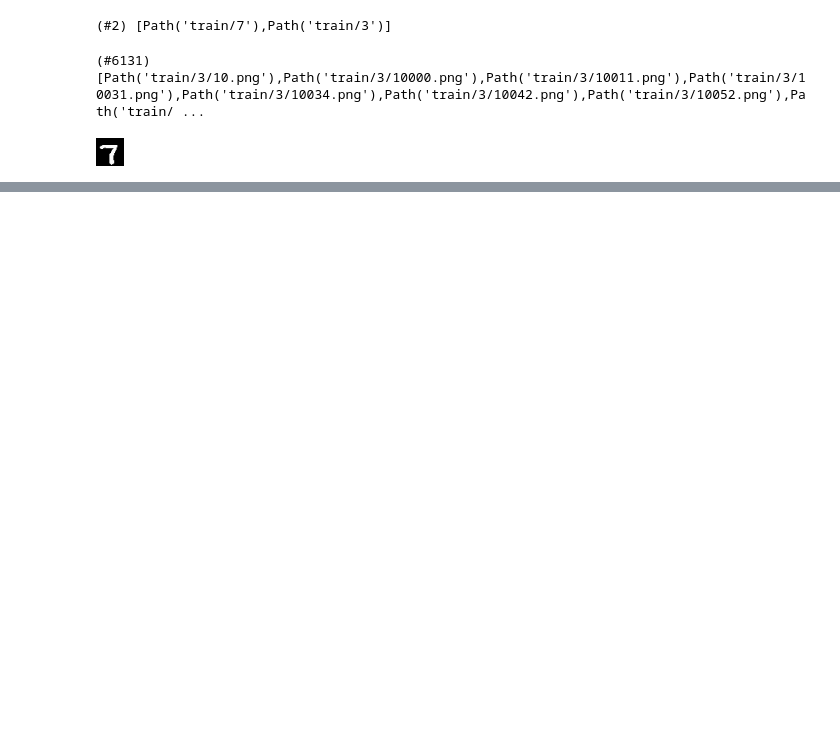
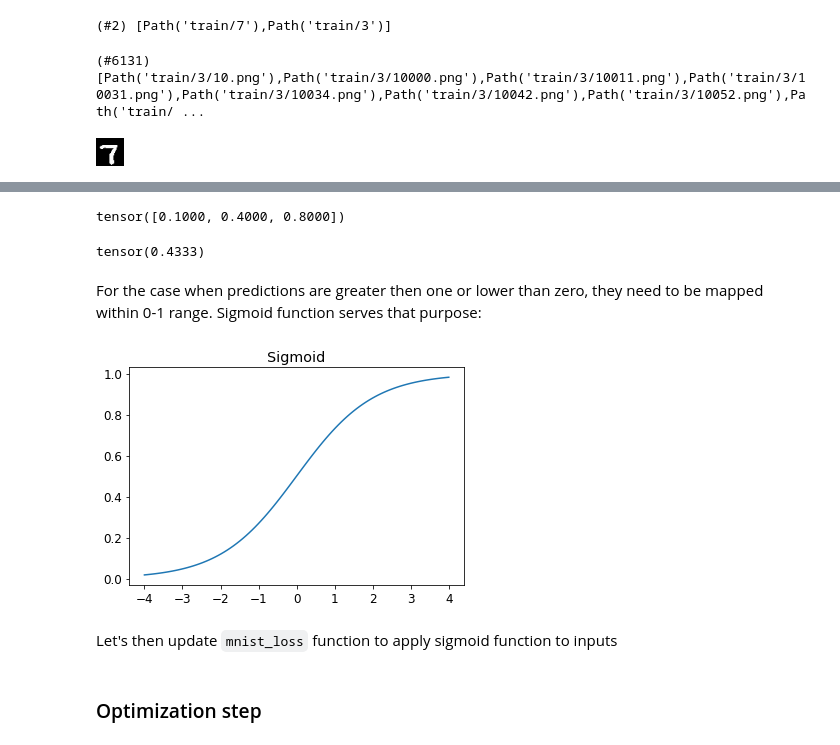
Before and after one commit to rohitnikam1/Fastai-projects, a Jupyter notebook: mnist_basics.ipynb, the cells around one changed output, grey strips where cells are left out. Drawn from its saved outputs; the diff is of its cells as text; code cells hidden in the pictures; blank space fills up the shorter version.

```diff
--- a/mnist_basics.ipynb
+++ b/mnist_basics.ipynb
@@ -31,0 +231,10 @@ Image.open(im7_path)
+# %%
+torch.where(trgts == 1, 1-preds, preds)
+# %% [output]
+tensor([0.1000, 0.4000, 0.8000])
+# %%
+print(mnist_loss(trgts, preds))
+# %% [output]
+tensor(0.4333)
+# %% [markdown]
+For the case when predictions are greater then one or lower than zero, they need to be mapped within 0-1 range. Sigmoid function serves that purpose:
@@ -31,0 +244,6 @@ Image.open(im7_path)
+# %%
+plot_function(torch.sigmoid, title='Sigmoid', min=-4, max=4)
+# %% [output]
+[figure, added]
+# %% [markdown]
+Let's then update `mnist_loss` function to apply sigmoid function to inputs
@@ -31,0 +254,2 @@ Image.open(im7_path)
+# %% [markdown]
+### Optimization step
```
Also changed, not shown: parts of 110 cells of this notebook.
